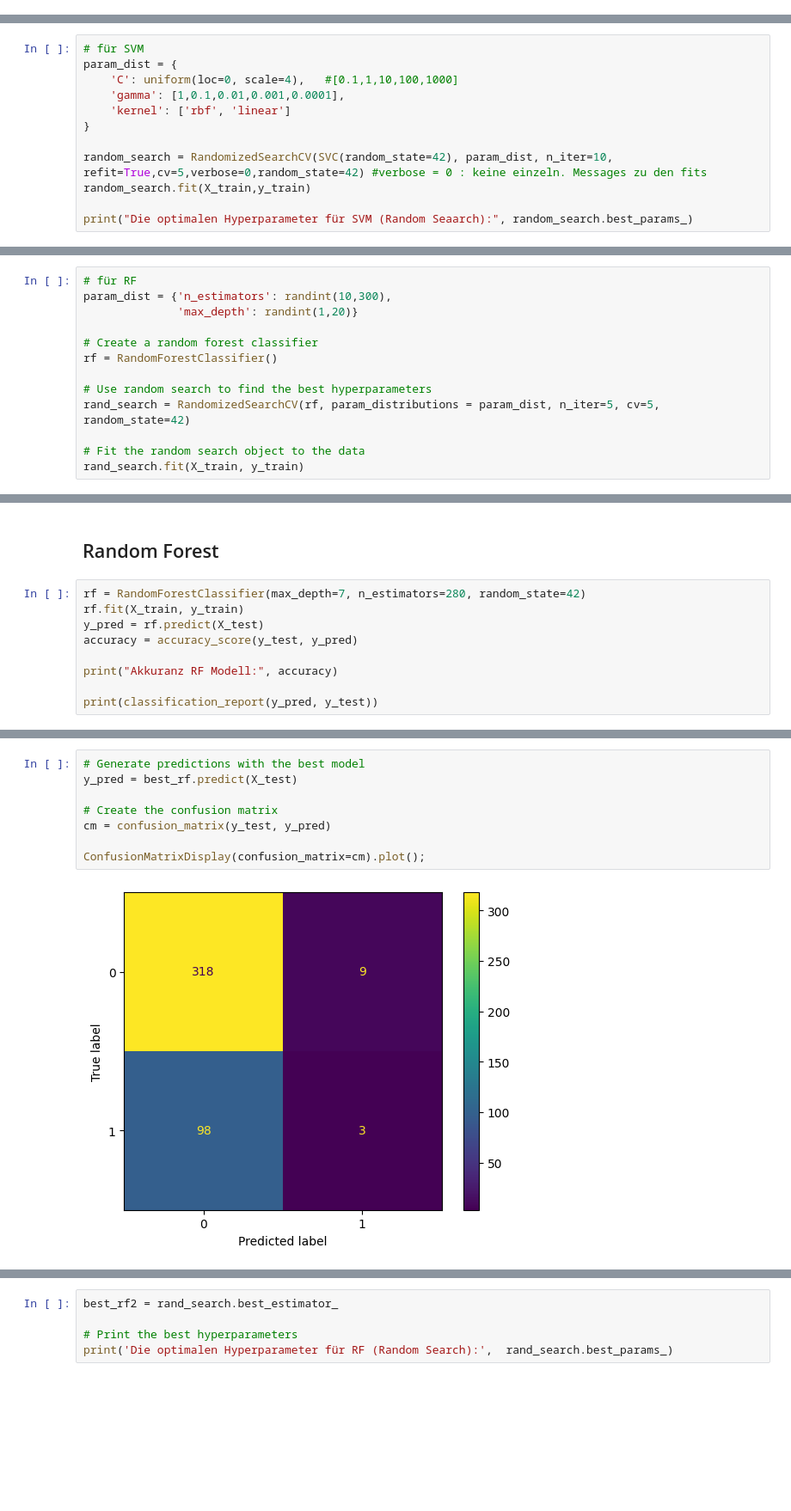
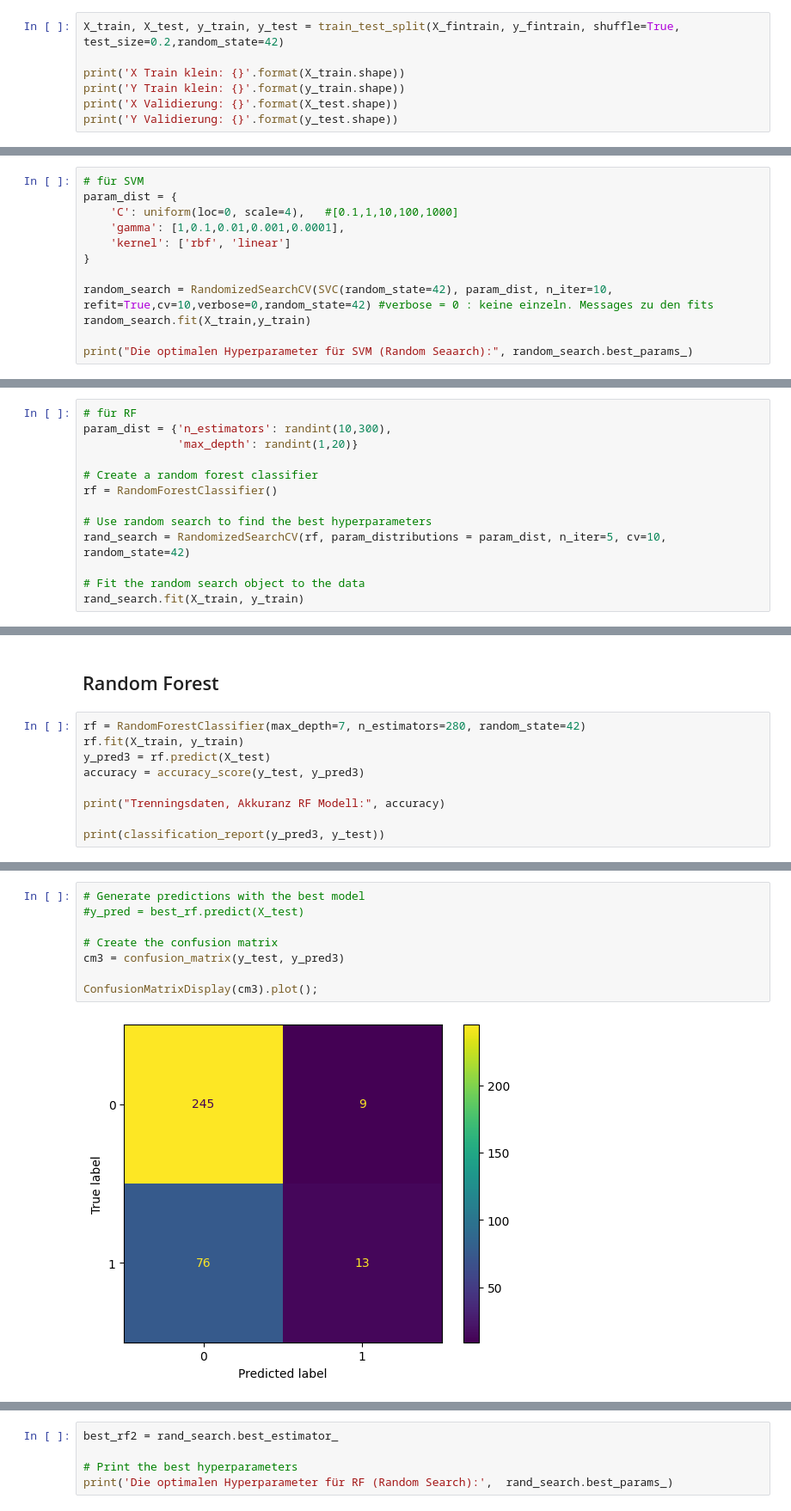
Before and after one commit to bogatyr-e/ml-prediction-aids, a Jupyter notebook: src/ml-survival-project.ipynb, the cells around one changed output, grey strips where cells are left out. Shown at 86% size. Saved outputs shown, nothing was run; the diff lists cells and outputs as text; blank space fills up the shorter version.

```diff
--- a/src/ml-survival-project.ipynb
+++ b/src/ml-survival-project.ipynb
@@ -152,0 +134,7 @@ X_test['cd40'] = mscaler.fit_transform(X_test['cd40'].to_numpy().reshape(-1,1))
+# %%
+X_train, X_test, y_train, y_test = train_test_split(X_fintrain, y_fintrain, shuffle=True, test_size=0.2,random_state=42)
+
+print('X Train klein: {}'.format(X_train.shape))
+print('Y Train klein: {}'.format(y_train.shape))
+print('X Validierung: {}'.format(X_test.shape))
+print('Y Validierung: {}'.format(y_test.shape))
@@ -187,7 +183,7 @@ param_dist = {
     'kernel': ['rbf', 'linear']
 }
 
-random_search = RandomizedSearchCV(SVC(random_state=42), param_dist, n_iter=10, refit=True,cv=5,verbose=0,random_state=42) #verbose = 0 : keine einzeln. Messages zu den fits
+random_search = RandomizedSearchCV(SVC(random_state=42), param_dist, n_iter=10, refit=True,cv=10,verbose=0,random_state=42) #verbose = 0 : keine einzeln. Messages zu den fits
 random_search.fit(X_train,y_train)
 
 print("Die optimalen Hyperparameter für SVM (Random Seaarch):", random_search.best_params_)
@@ -202,7 +198,7 @@ param_dist = {'n_estimators': randint(10,300),
 rf = RandomForestClassifier()
 
 # Use random search to find the best hyperparameters
-rand_search = RandomizedSearchCV(rf, param_distributions = param_dist, n_iter=5, cv=5, random_state=42)
+rand_search = RandomizedSearchCV(rf, param_distributions = param_dist, n_iter=5, cv=10, random_state=42)
 
 # Fit the random search object to the data
 rand_search.fit(X_train, y_train)
@@ -365,10 +369,10 @@ ConfusionMatrixDisplay(cm).plot();
 # %%
 rf = RandomForestClassifier(max_depth=7, n_estimators=280, random_state=42)
 rf.fit(X_train, y_train)
-y_pred = rf.predict(X_test)
-accuracy = accuracy_score(y_test, y_pred)
+y_pred3 = rf.predict(X_test)
+accuracy = accuracy_score(y_test, y_pred3)
 
-print("Akkuranz RF Modell:", accuracy)
+print("Trenningsdaten, Akkuranz RF Modell:", accuracy)
 
-print(classification_report(y_pred, y_test))
+print(classification_report(y_pred3, y_test))
 # %% [output]
@@ -405,12 +392,12 @@ for i in range(3):
 # %%
 # Generate predictions with the best model
-y_pred = best_rf.predict(X_test)
+#y_pred = best_rf.predict(X_test)
 
 # Create the confusion matrix
-cm = confusion_matrix(y_test, y_pred)
+cm3 = confusion_matrix(y_test, y_pred3)
 
-ConfusionMatrixDisplay(confusion_matrix=cm).plot();
+ConfusionMatrixDisplay(cm3).plot();
 # %% [output]
-[figure, old version]
+[figure, new version]
 # %%
 # Create a series containing feature importances from the model and feature names from the training data
```
Also changed, not shown: parts of 83 cells of this notebook, 1 other file.
